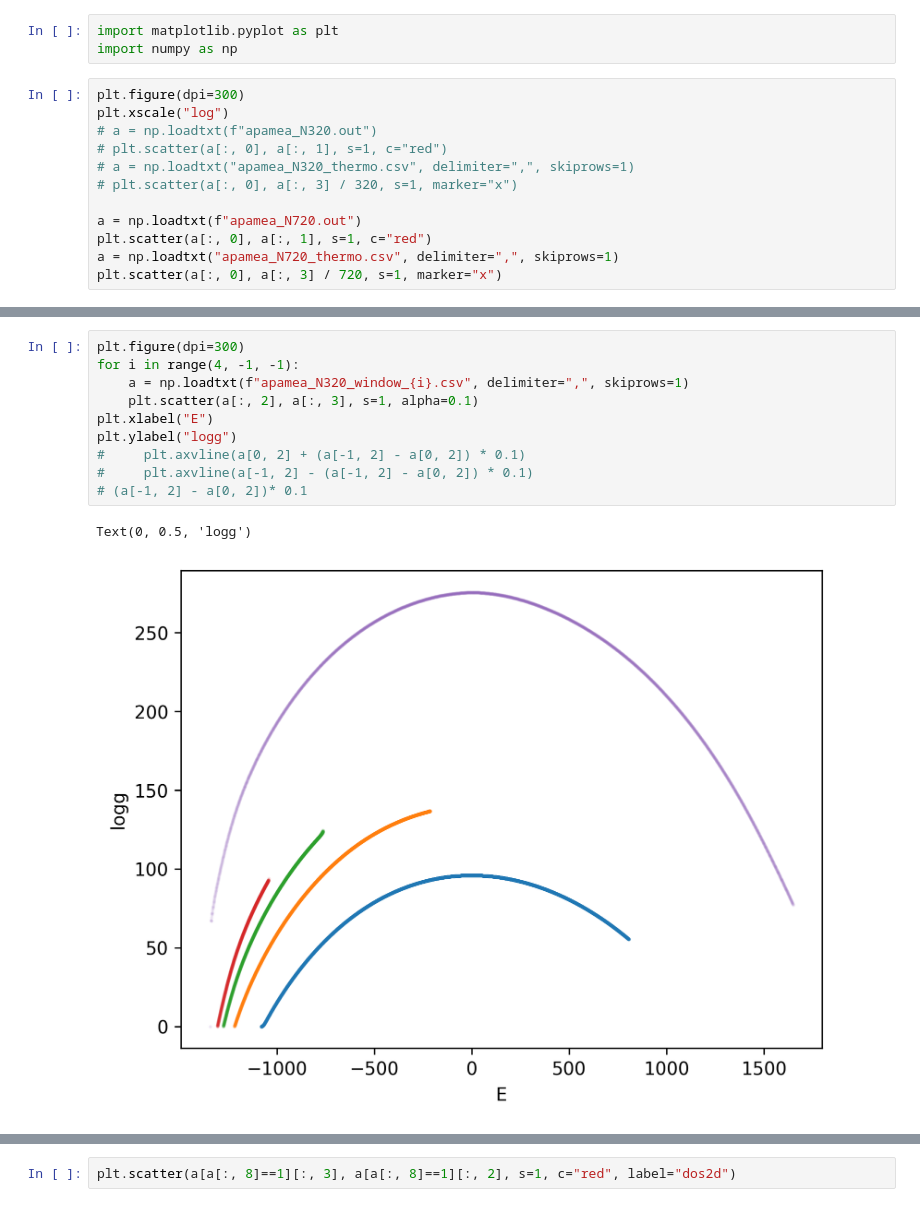
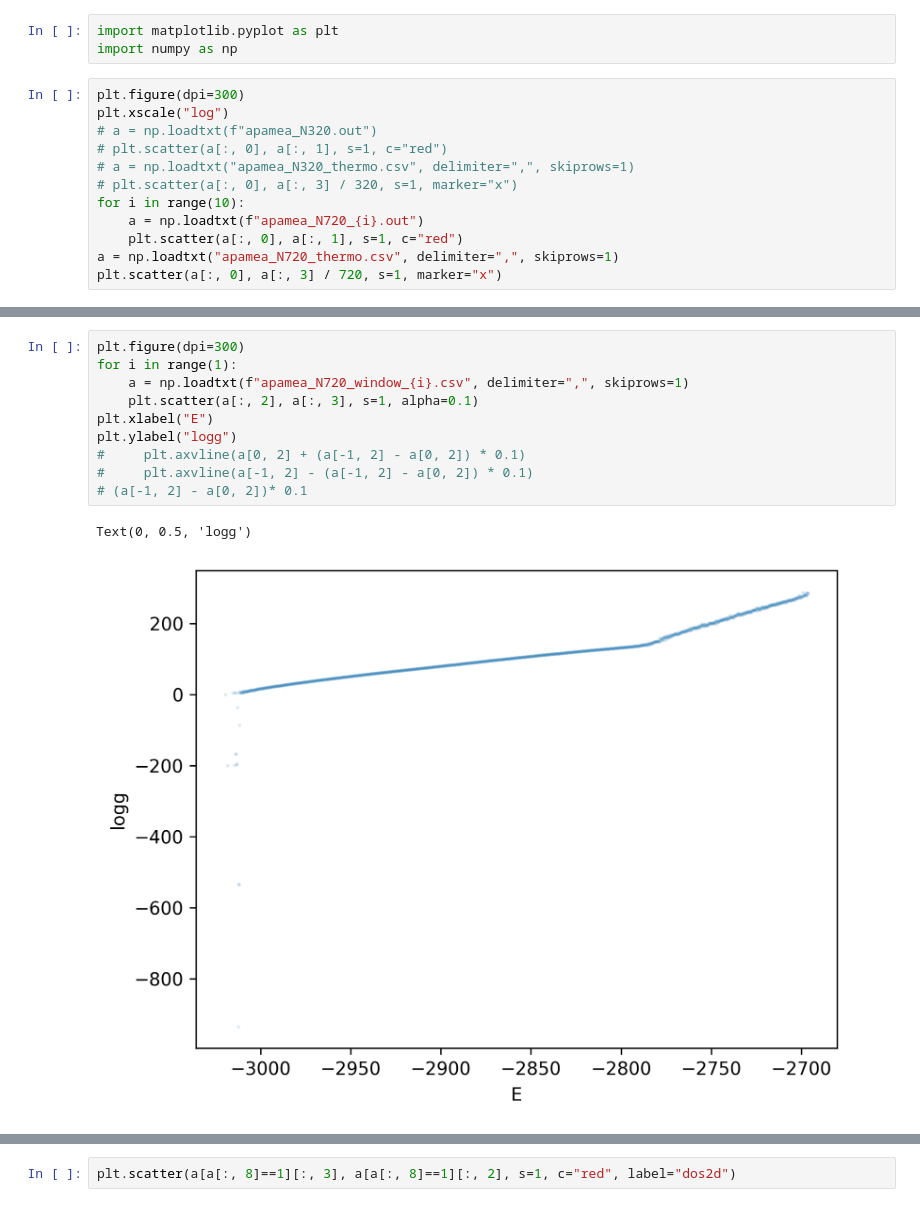
Before and after one commit to Faikert/replica_exchange_wang_landau, a Jupyter notebook: test.ipynb, the cells around one changed output, grey strips where cells are left out. Saved outputs shown, nothing was run; the diff lists cells and outputs as text.

```diff
--- a/test.ipynb
+++ b/test.ipynb
@@ -8,9 +8,9 @@ plt.xscale("log")
 # plt.scatter(a[:, 0], a[:, 1], s=1, c="red")
 # a = np.loadtxt("apamea_N320_thermo.csv", delimiter=",", skiprows=1)
 # plt.scatter(a[:, 0], a[:, 3] / 320, s=1, marker="x")
-
-a = np.loadtxt(f"apamea_N720.out")
-plt.scatter(a[:, 0], a[:, 1], s=1, c="red")
+for i in range(10):
+    a = np.loadtxt(f"apamea_N720_{i}.out")
+    plt.scatter(a[:, 0], a[:, 1], s=1, c="red")
 a = np.loadtxt("apamea_N720_thermo.csv", delimiter=",", skiprows=1)
 plt.scatter(a[:, 0], a[:, 3] / 720, s=1, marker="x")
 # %% [output]
@@ -46,16 +46,16 @@ for i in range(3, 12):
 # %%
 plt.figure(dpi=300)
-for i in range(4, -1, -1):
-    a = np.loadtxt(f"apamea_N320_window_{i}.csv", delimiter=",", skiprows=1)
+for i in range(1):
+    a = np.loadtxt(f"apamea_N720_window_{i}.csv", delimiter=",", skiprows=1)
     plt.scatter(a[:, 2], a[:, 3], s=1, alpha=0.1)
 plt.xlabel("E")
 plt.ylabel("logg")
 #     plt.axvline(a[0, 2] + (a[-1, 2] - a[0, 2]) * 0.1)
 #     plt.axvline(a[-1, 2] - (a[-1, 2] - a[0, 2]) * 0.1)
 # (a[-1, 2] - a[0, 2])* 0.1
 # %% [output]
 Text(0, 0.5, 'logg')
-[figure, old version]
+[figure, new version]
 # %%
 a = np.loadtxt(f"apamea_N320_dos.csv", delimiter=",", skiprows=1)
 plt.scatter(a[:, 1], a[:, 2], s=1)
```
Also changed, not shown: parts of 6 cells of this notebook, 12 other files.
